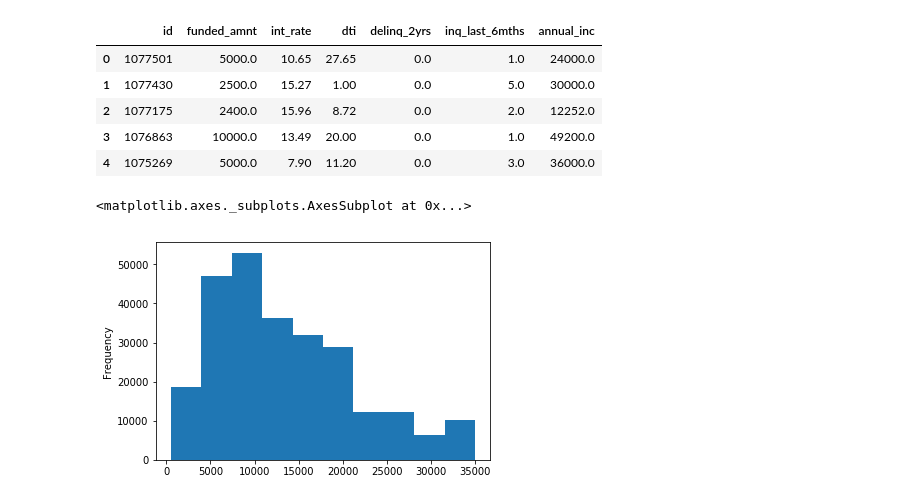
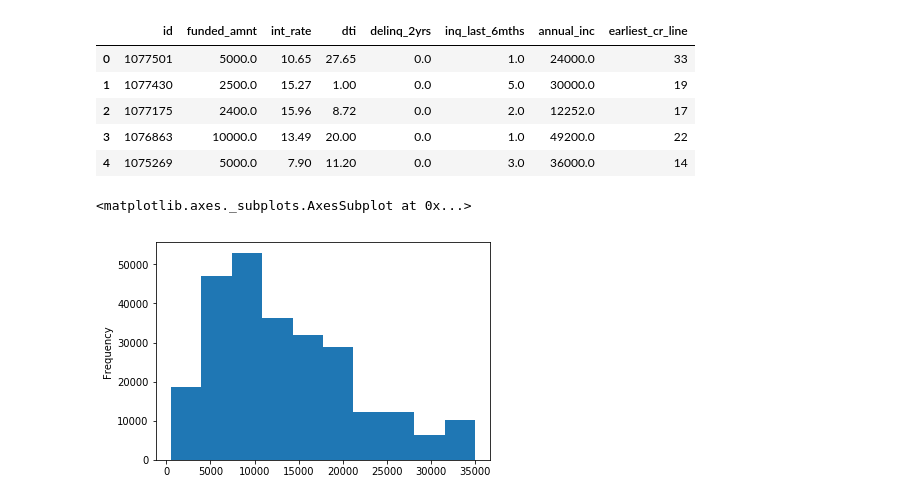
Before and after one commit to vinacmg/loan-risk-prediction, a Jupyter notebook: scalar_joao.ipynb, the cells around one changed output. Cells and saved outputs as stored; diff of their text form; code cells hidden in the pictures.

Commit message:
including earliest_cr_line

```diff
--- a/scalar_joao.ipynb
+++ b/scalar_joao.ipynb
@@ -5,16 +5,19 @@ import matplotlib
 %matplotlib inline
 # %%
 df = pd.read_csv('data/variables.csv', index_col=False)
+cr_line = pd.read_csv('data/earliest_cr_line.csv', index_col=False)
+cr_line = cr_line[['id','earliest_cr_line']]
 # %%
 df = df[['id','funded_amnt','int_rate','dti','delinq_2yrs','inq_last_6mths','annual_inc']]
+df = df.merge(cr_line,left_on='id',right_on='id')
 df.head()
 # %% [output]
-|  | id | funded_amnt | int_rate | dti | delinq_2yrs | inq_last_6mths | annual_inc |
-| 0 | 1077501 | 5000.0 | 10.65 | 27.65 | 0.0 | 1.0 | 24000.0 |
-| 1 | 1077430 | 2500.0 | 15.27 | 1.00 | 0.0 | 5.0 | 30000.0 |
-| 2 | 1077175 | 2400.0 | 15.96 | 8.72 | 0.0 | 2.0 | 12252.0 |
-| 3 | 1076863 | 10000.0 | 13.49 | 20.00 | 0.0 | 1.0 | 49200.0 |
-| 4 | 1075269 | 5000.0 | 7.90 | 11.20 | 0.0 | 3.0 | 36000.0 |
+|  | id | funded_amnt | int_rate | dti | delinq_2yrs | inq_last_6mths | annual_inc | earliest_cr_line |
+| 0 | 1077501 | 5000.0 | 10.65 | 27.65 | 0.0 | 1.0 | 24000.0 | 33 |
+| 1 | 1077430 | 2500.0 | 15.27 | 1.00 | 0.0 | 5.0 | 30000.0 | 19 |
+| 2 | 1077175 | 2400.0 | 15.96 | 8.72 | 0.0 | 2.0 | 12252.0 | 17 |
+| 3 | 1076863 | 10000.0 | 13.49 | 20.00 | 0.0 | 1.0 | 49200.0 | 22 |
+| 4 | 1075269 | 5000.0 | 7.90 | 11.20 | 0.0 | 3.0 | 36000.0 | 14 |
 # %%
 df.loc[df['funded_amnt'].isnull(),['funded_amnt']] = df['funded_amnt'].mean()
 df['funded_amnt'].plot.hist()
```
Also changed, not shown: parts of 1 cell of this notebook.
